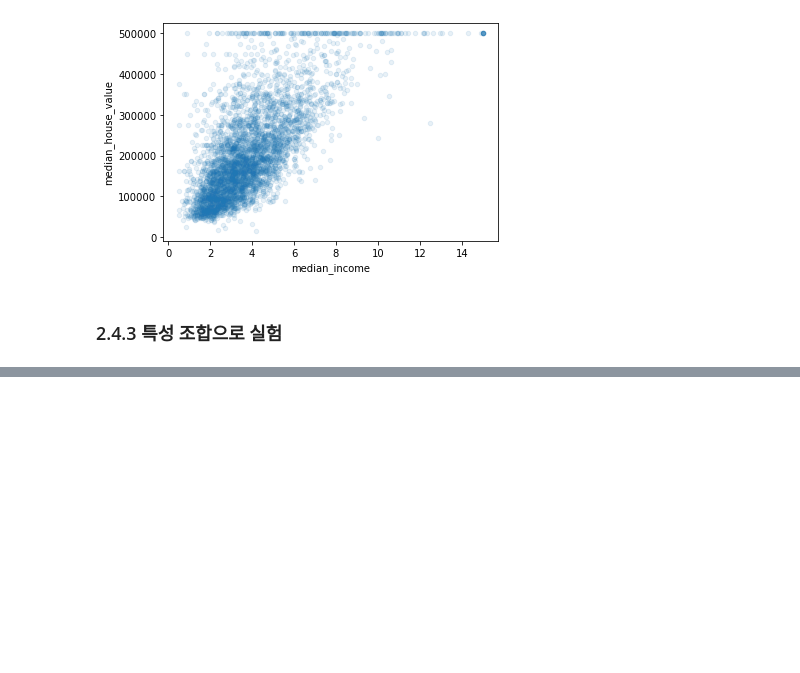
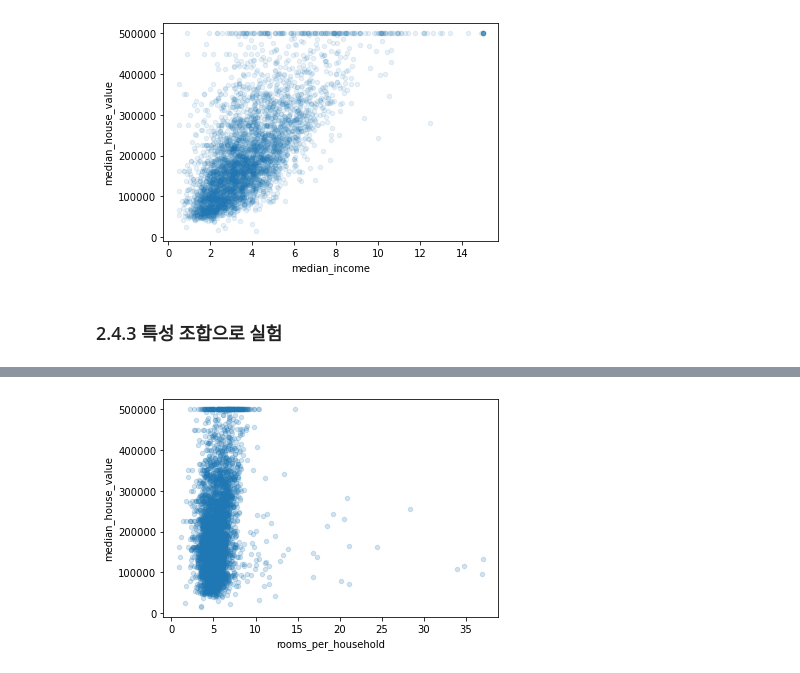
Before and after one commit to vallisneria/hknu4-artificial-intelligence, a Jupyter notebook: Chapter02_03/housing.ipynb, the cells around one changed output, grey strips where cells are left out. Drawn from its saved outputs; the diff is of its cells as text; code cells hidden in the pictures; blank space fills up the shorter version.

```diff
--- a/Chapter02_03/housing.ipynb
+++ b/Chapter02_03/housing.ipynb
@@ -213,0 +231,6 @@ housing["population_per_household"] = housing["population"]     / housing["house
+# %%
+housing.plot(kind="scatter", x="rooms_per_household", y="median_house_value",
+             alpha=0.2)
+plt.show()
+# %% [output]
+[figure, added]
```
Also changed, not shown: parts of 48 cells of this notebook.
